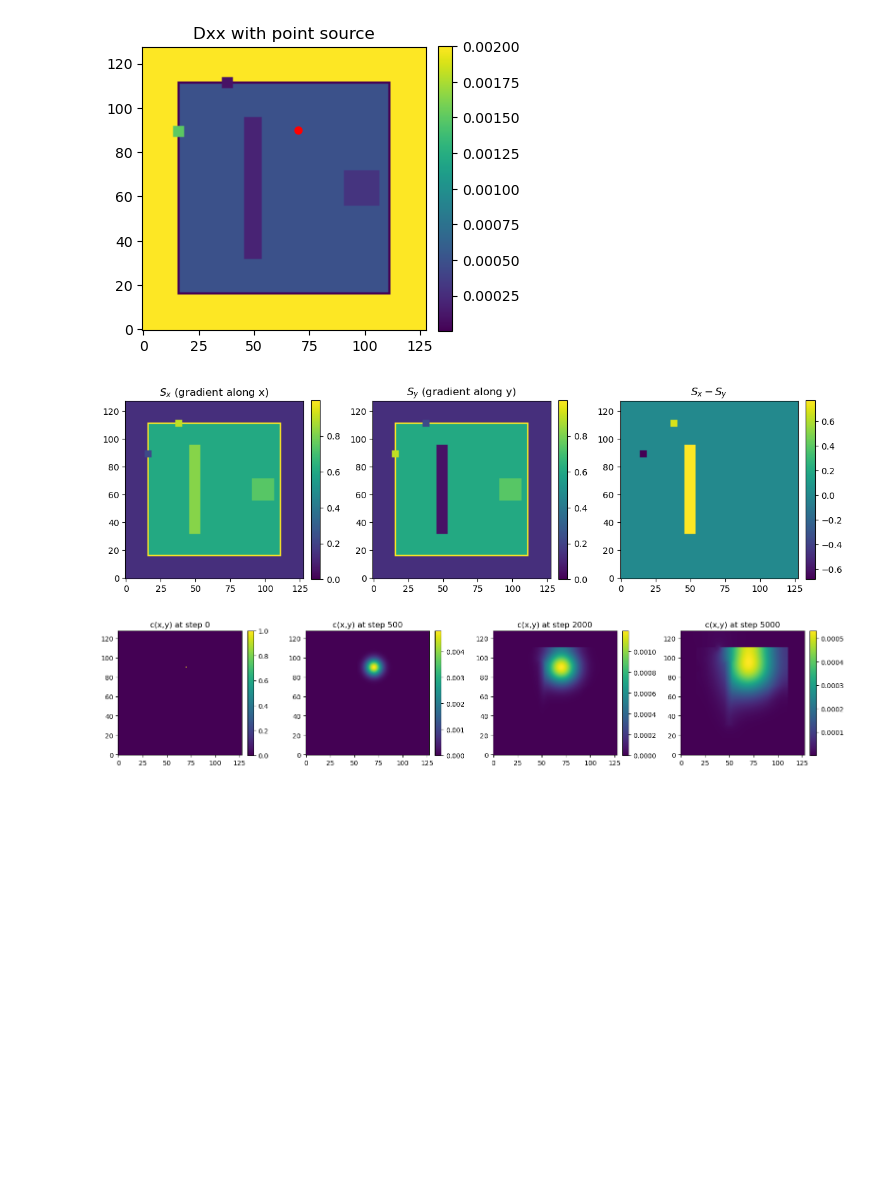
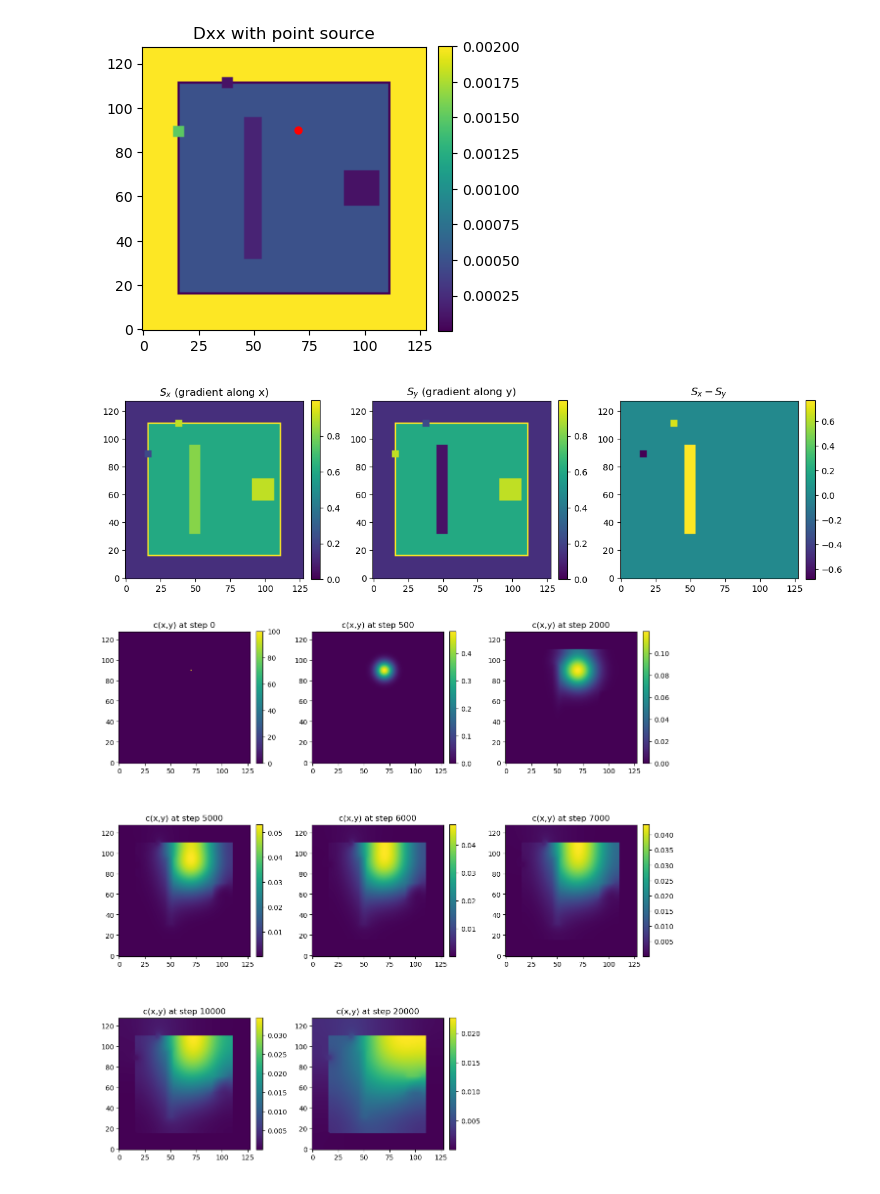
Before and after one commit to TonyYangHan/Grp6_BENG280A_Project_2, a Jupyter notebook: Create_phantom.ipynb, the cells around one changed output. Cells and saved outputs as stored; diff of their text form; code cells hidden in the pictures; blank space fills up the shorter version.

```diff
--- a/Create_phantom.ipynb
+++ b/Create_phantom.ipynb
@@ -5,7 +5,7 @@ import numpy as np, matplotlib.pyplot as plt
 # %%
 D_ECS   = 2.0e-3   # outside cell, free-ish water
 D_CYTO  = 0.5e-3   # cytoplasm, medium
-D_ORG   = 0.3e-3   # organelle, low
+D_ORG   = 0.1e-3   # organelle, low
 D_MEM   = 1e-8  # membrane, very low isotropic
 
 # channels
@@ -174,7 +174,7 @@ fig.colorbar(im2, ax=axs[2], fraction=0.046, pad=0.04)
 plt.tight_layout()
 plt.show()
 # %% [output]
-[figure, old version]
+[figure, new version]
 # %%
 # grid spacing (just 1 pixel units)
 dx = dy = 1.0
@@ -222,8 +218,12 @@ def diffusion_step(c, Dxx, Dyy, dt, dx=1.0, dy=1.0):
 
     return c_new
 # %%
-nsteps = 5000
-snap_times = [0, 500, 2000, 5000]
+# initial condition: point source
+c = np.zeros((N, N), dtype=float)
+c[src_y, src_x] = 100.0
+
+nsteps = 20000
+snap_times = [0, 500, 2000, 5000, 6000, 7000, 10000, nsteps]
 snaps = {}
 
 for t in range(nsteps+1):
@@ -231,12 +231,23 @@ for t in range(nsteps+1):
         snaps[t] = c.copy()
     c = diffusion_step(c, Dxx, Dyy, dt)
 # %%
-fig, axs = plt.subplots(1, len(snaps), figsize=(4*len(snaps), 4))
-for ax, (t, img) in zip(axs, snaps.items()):
+n = len(snaps)
+ncols = 3
+nrows = int(np.ceil(n / ncols))
+
+fig, axs = plt.subplots(nrows, ncols, figsize=(4*ncols, 4*nrows))
+axs = axs.ravel()  # flatten to 1D for easy iteration
+
+for ax, ((t, img), i) in zip(axs, zip(snaps.items(), range(n))):
     im = ax.imshow(img, origin="lower")
     ax.set_title(f"c(x,y) at step {t}")
     plt.colorbar(im, ax=ax, fraction=0.046, pad=0.04)
+
+# Turn off any leftover empty axes
+for j in range(n, nrows*ncols):
+    axs[j].axis("off")
+
 plt.tight_layout()
 plt.show()
 # %% [output]
-[figure, old version]
+[figure, new version]
```
Also changed, not shown: parts of 22 cells of this notebook.
